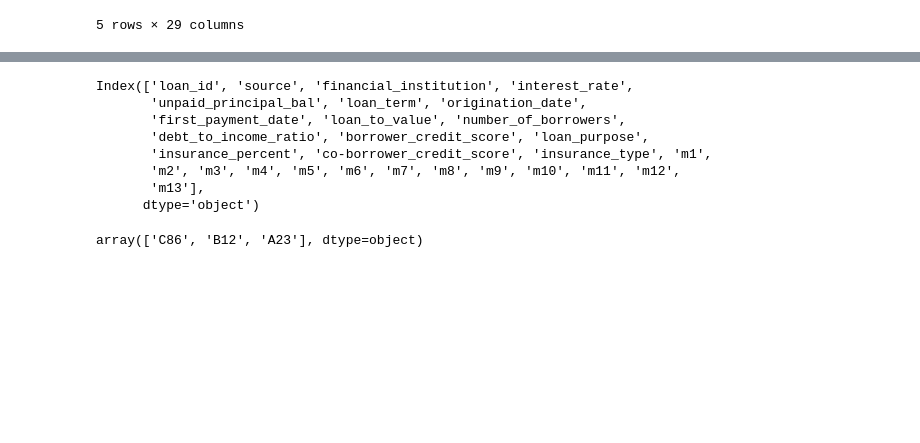
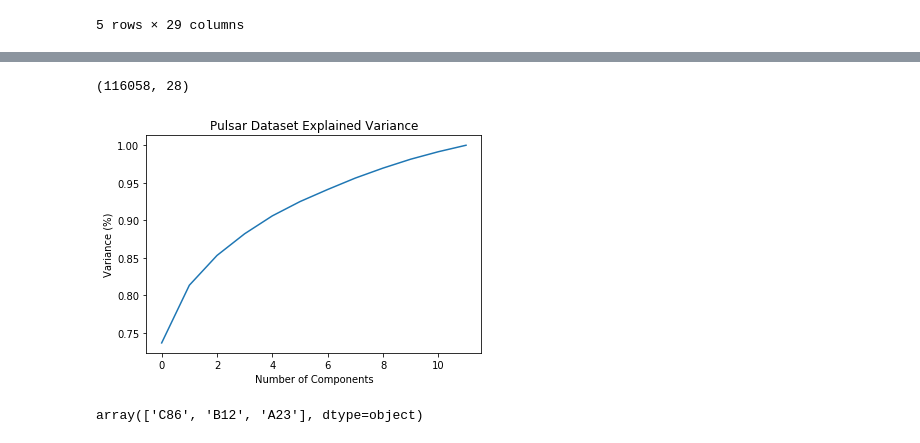
Before and after one commit to Praneet9/Loan_Delinquency_Prediction, a Jupyter notebook: Adaboost.ipynb, the cells around one changed output, grey strips where cells are left out. Drawn from its saved outputs; the diff is of its cells as text; code cells hidden in the pictures; blank space fills up the shorter version.

```diff
--- a/Adaboost.ipynb
+++ b/Adaboost.ipynb
@@ -30,11 +23,9 @@ train_data.describe()
-# %%
-train_data.columns
-# %% [output]
-Index(['loan_id', 'source', 'financial_institution', 'interest_rate',
-       'unpaid_principal_bal', 'loan_term', 'origination_date',
-       'first_payment_date', 'loan_to_value', 'number_of_borrowers',
-       'debt_to_income_ratio', 'borrower_credit_score', 'loan_purpose',
-       'insurance_percent', 'co-borrower_credit_score', 'insurance_type', 'm1',
-       'm2', 'm3', 'm4', 'm5', 'm6', 'm7', 'm8', 'm9', 'm10', 'm11', 'm12',
-       'm13'],
-      dtype='object')
+# %%
+target = train_data['m13']
+train_data = train_data.drop('m13', axis=1)
+train_data.shape
+# %% [output]
+(116058, 28)
+# %%
+months = ['m'+str(i) for i in range(1, 13)]
+months_data = train_data[months]
@@ -40,0 +44,12 @@ Index(['loan_id', 'source', 'financial_institution', 'interest_rate',
+# %%
+#Fitting the PCA algorithm with our Data
+pca = PCA().fit(months_data)
+#Plotting the Cumulative Summation of the Explained Variance
+plt.figure()
+plt.plot(np.cumsum(pca.explained_variance_ratio_))
+plt.xlabel('Number of Components')
+plt.ylabel('Variance (%)') #for each component
+plt.title('Pulsar Dataset Explained Variance')
+plt.show()
+# %% [output]
+[figure, added]
```
Also changed, not shown: parts of 41 cells of this notebook.
